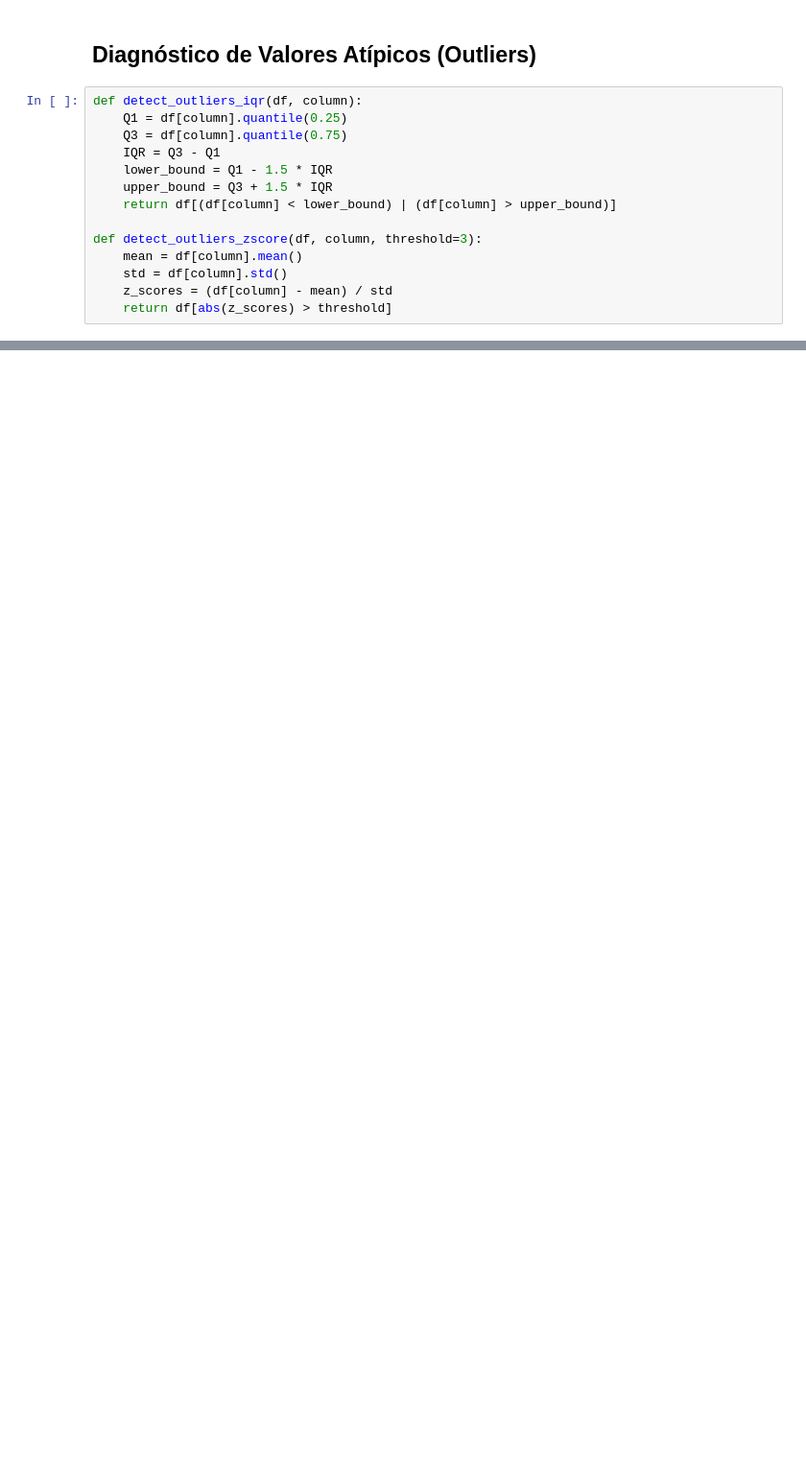
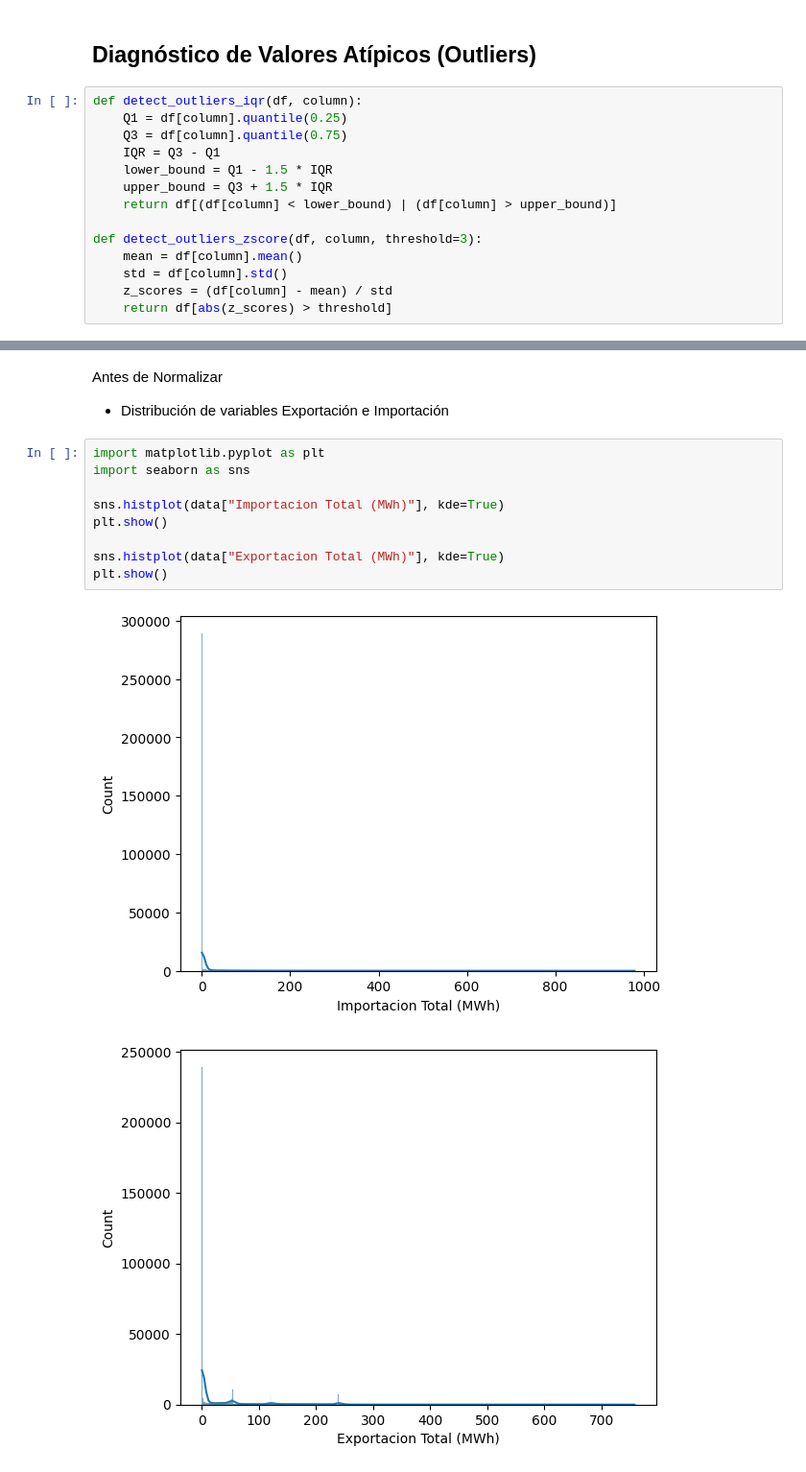
Before and after one commit to UlisesACC/Modelado-Predictivo, a Jupyter notebook: regresion/micode.ipynb, the cells around one changed output, grey strips where cells are left out. Shown at 96% size. Saved outputs shown, nothing was run; the diff lists cells and outputs as text; blank space fills up the shorter version.

```diff
--- a/regresion/micode.ipynb
+++ b/regresion/micode.ipynb
@@ -365,0 +383,17 @@ for area, count in outlier_counts.items():
+# %% [markdown]
+Antes de Normalizar
+
+
+- Distribución de variables Exportación e Importación
+# %%
+import matplotlib.pyplot as plt
+import seaborn as sns
+
+sns.histplot(data["Importacion Total (MWh)"], kde=True)
+plt.show()
+
+sns.histplot(data["Exportacion Total (MWh)"], kde=True)
+plt.show()
+# %% [output]
+[figure, added]
+[figure, added]
```
Also changed, not shown: parts of 13 cells of this notebook, 1 other file.
